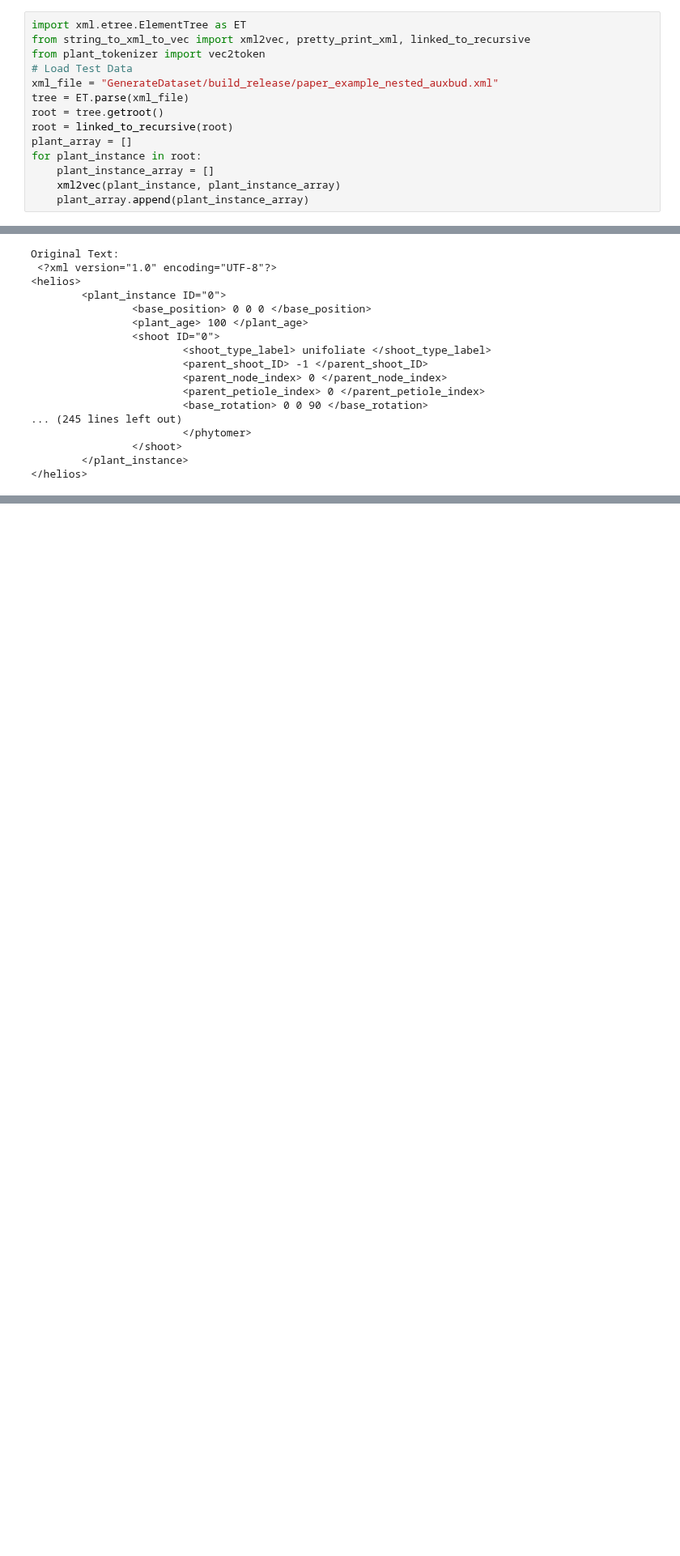
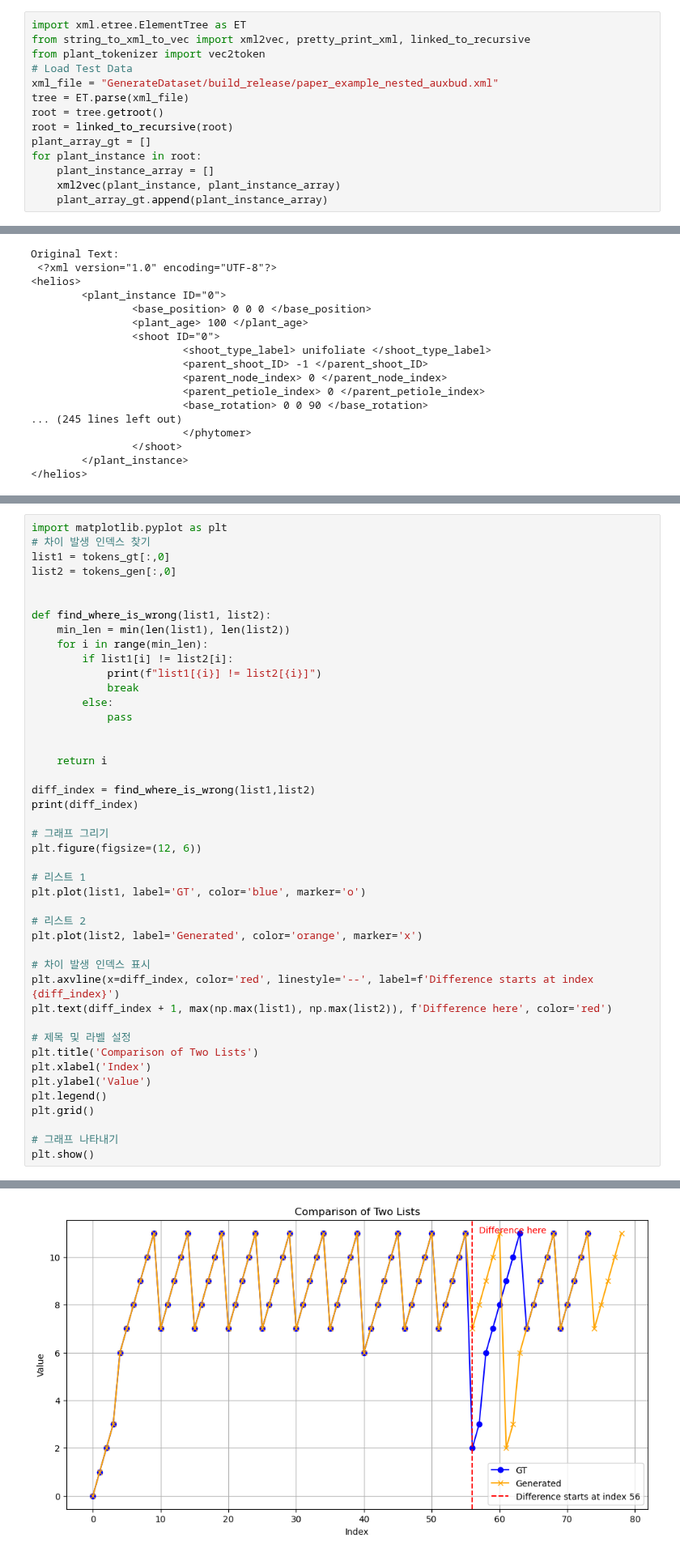
Before and after one commit to GEMINI-Breeding/Image2PlantArchitecture, a Jupyter notebook: src/paper_figures.ipynb, the cells around one changed output, grey strips where cells are left out. Shown at 81% size. Drawn from its saved outputs; the diff is of its cells as text; blank space fills up the shorter version.

```diff
--- a/src/paper_figures.ipynb
+++ b/src/paper_figures.ipynb
@@ -115,8 +120,8 @@ xml_file = "GenerateDataset/build_release/paper_example_nested_auxbud.xml"
 tree = ET.parse(xml_file)
 root = tree.getroot()
 root = linked_to_recursive(root)
-plant_array = []
+plant_array_gt = []
 for plant_instance in root:
     plant_instance_array = []
     xml2vec(plant_instance, plant_instance_array)
-    plant_array.append(plant_instance_array)
+    plant_array_gt.append(plant_instance_array)
@@ -290,0 +354,45 @@ Original Text:
+# %%
+import matplotlib.pyplot as plt
+# 차이 발생 인덱스 찾기
+list1 = tokens_gt[:,0]
+list2 = tokens_gen[:,0]
+
+
+def find_where_is_wrong(list1, list2):
+    min_len = min(len(list1), len(list2))
+    for i in range(min_len):
+        if list1[i] != list2[i]:
+            print(f"list1[{i}] != list2[{i}]")
+            break
+        else:
+            pass
+
+
+    return i
+
+diff_index = find_where_is_wrong(list1,list2)
+print(diff_index)
+
+# 그래프 그리기
+plt.figure(figsize=(12, 6))
+
+# 리스트 1
+plt.plot(list1, label='GT', color='blue', marker='o')
+
+# 리스트 2
+plt.plot(list2, label='Generated', color='orange', marker='x')
+
+# 차이 발생 인덱스 표시
+plt.axvline(x=diff_index, color='red', linestyle='--', label=f'Difference starts at index {diff_index}')
+plt.text(diff_index + 1, max(np.max(list1), np.max(list2)), f'Difference here', color='red')
+
+# 제목 및 라벨 설정
+plt.title('Comparison of Two Lists')
+plt.xlabel('Index')
+plt.ylabel('Value')
+plt.legend()
+plt.grid()
+
+# 그래프 나타내기
+plt.show()
+# %% [output]
@@ -290,0 +401 @@ Original Text:
+[figure, added]
```
Also changed, not shown: parts of 9 cells of this notebook, 5 other files.
